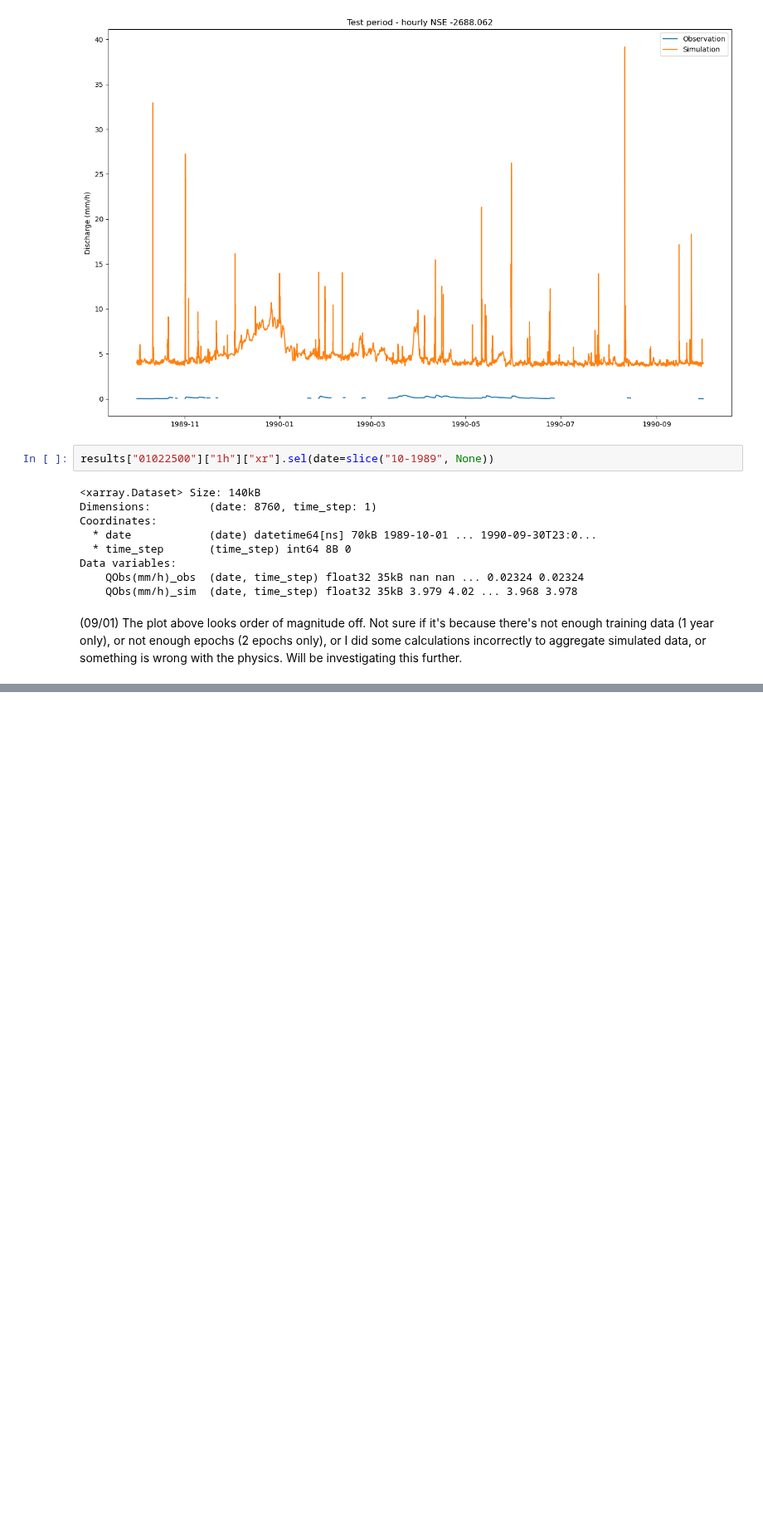
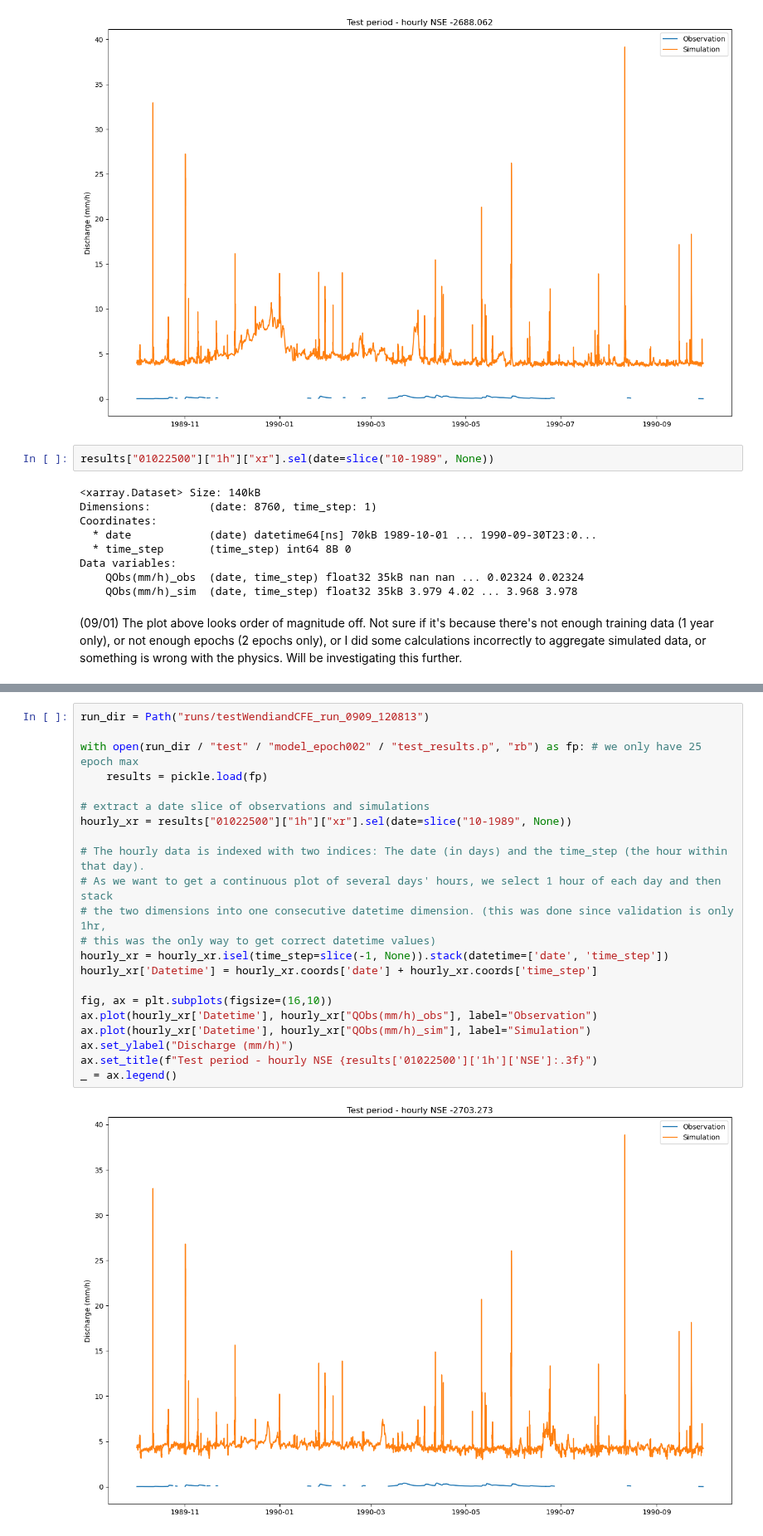
Before and after one commit to mines-ciroh/neuralhydrology, a Jupyter notebook: examples/07-DifferentialCFE-Model/testRun.ipynb, the cells around one changed output, grey strips where cells are left out. Shown at 83% size. Saved outputs shown, nothing was run; the diff lists cells and outputs as text; blank space fills up the shorter version.

Commit message:
New example from Wendian output & changed out torch.minimum

```diff
--- a/examples/07-DifferentialCFE-Model/testRun.ipynb
+++ b/examples/07-DifferentialCFE-Model/testRun.ipynb
@@ -305,0 +310,24 @@ Data variables:
+# %%
+run_dir = Path("runs/testWendiandCFE_run_0909_120813")
+
+with open(run_dir / "test" / "model_epoch002" / "test_results.p", "rb") as fp: # we only have 25 epoch max
+    results = pickle.load(fp)
+
+# extract a date slice of observations and simulations
+hourly_xr = results["01022500"]["1h"]["xr"].sel(date=slice("10-1989", None))
+
+# The hourly data is indexed with two indices: The date (in days) and the time_step (the hour within that day).
+# As we want to get a continuous plot of several days' hours, we select 1 hour of each day and then stack
+# the two dimensions into one consecutive datetime dimension. (this was done since validation is only 1hr,
+# this was the only way to get correct datetime values)
+hourly_xr = hourly_xr.isel(time_step=slice(-1, None)).stack(datetime=['date', 'time_step'])
+hourly_xr['Datetime'] = hourly_xr.coords['date'] + hourly_xr.coords['time_step']
+
+fig, ax = plt.subplots(figsize=(16,10))
+ax.plot(hourly_xr['Datetime'], hourly_xr["QObs(mm/h)_obs"], label="Observation")
+ax.plot(hourly_xr['Datetime'], hourly_xr["QObs(mm/h)_sim"], label="Simulation")
+ax.set_ylabel("Discharge (mm/h)")
+ax.set_title(f"Test period - hourly NSE {results['01022500']['1h']['NSE']:.3f}")
+_ = ax.legend()
+# %% [output]
+[figure, added]
```
Also changed, not shown: parts of 1 cell of this notebook, 4 other files.
